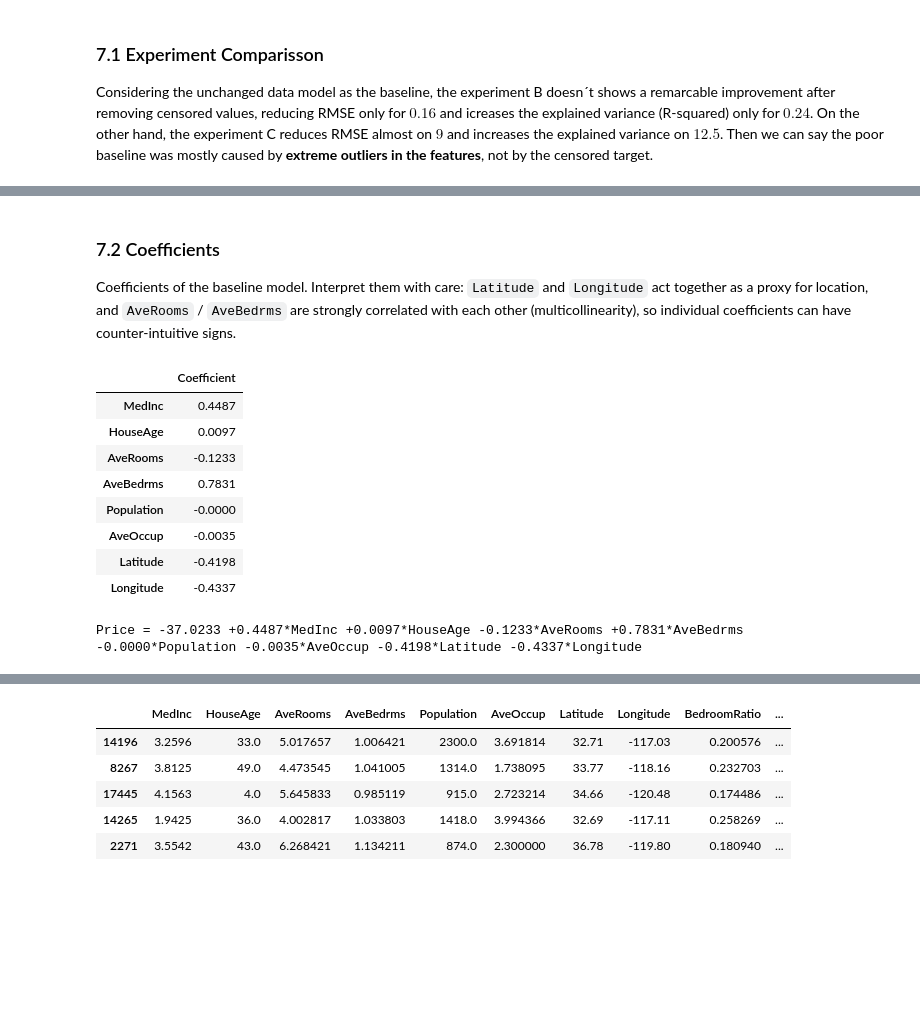
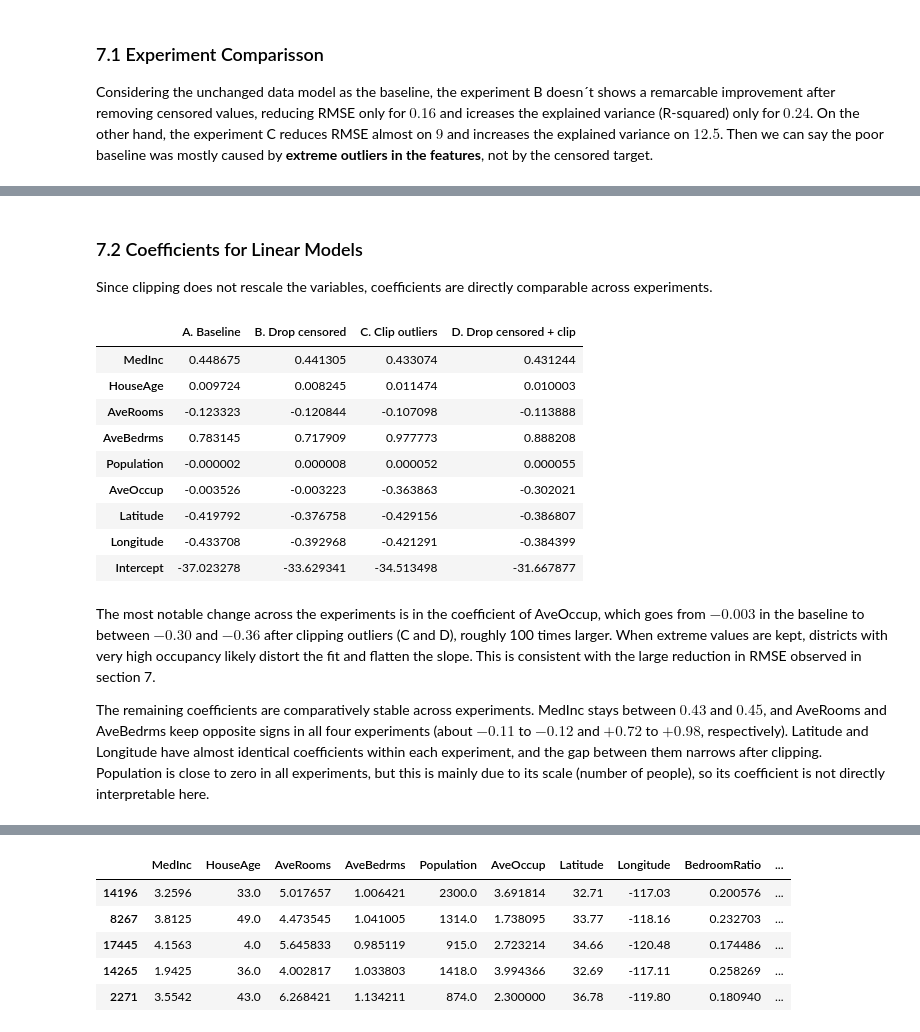
Before and after one commit to fridacarbajalordonez/py-housing-price-prediction, a Jupyter notebook: notebooks/housing_price_prediction_v2.ipynb, the cells around one changed output, grey strips where cells are left out. Cells and saved outputs as stored; diff of their text form; code cells hidden in the pictures; blank space fills up the shorter version.

```diff
--- a/notebooks/housing_price_prediction_v2.ipynb
+++ b/notebooks/housing_price_prediction_v2.ipynb
@@ -351,24 +351,33 @@ plt.show()
 # %% [markdown]
-### 7.2 Coefficients
+### 7.2 Coefficients for Linear Models
 
-Coefficients of the baseline model. Interpret them with care: `Latitude` and `Longitude` act together as a proxy for location, and `AveRooms` / `AveBedrms` are strongly correlated with each other (multicollinearity), so individual coefficients can have counter-intuitive signs.
+Since clipping does not rescale the variables, coefficients are directly comparable across experiments.
-# %%
-coef_df = pd.DataFrame({"Coefficient": lm_A.coef_}, index=FEATURES)
-display(coef_df.round(4))
-
-terms = " ".join(f"{c:+.4f}*{n}" for n, c in zip(FEATURES, lm_A.coef_))
-print(f"Price = {lm_A.intercept_:.4f} {terms}")
-# %% [output]
-|  | Coefficient |
-| MedInc | 0.4487 |
-| HouseAge | 0.0097 |
-| AveRooms | -0.1233 |
-| AveBedrms | 0.7831 |
-| Population | -0.0000 |
-| AveOccup | -0.0035 |
-| Latitude | -0.4198 |
-| Longitude | -0.4337 |
-Price = -37.0233 +0.4487*MedInc +0.0097*HouseAge -0.1233*AveRooms +0.7831*AveBedrms -0.0000*Population -0.0035*AveOccup -0.4198*Latitude -0.4337*Longitude
+# %%
+coefs = pd.DataFrame({
+    "A. Baseline": lm_A.coef_,
+    "B. Drop censored": lm_B.coef_,
+    "C. Clip outliers": lm_C[-1].coef_, # [-1] = the LinearRegression step
+    "D. Drop censored + clip": lm_D[-1].coef_,
+}, index=FEATURES)
+
+coefs.loc["Intercept"] = [lm_A.intercept_, lm_B.intercept_,
+                          lm_C[-1].intercept_, lm_D[-1].intercept_]
+display(coefs.round(6))
+# %% [output]
+|  | A. Baseline | B. Drop censored | C. Clip outliers | D. Drop censored + clip |
+| MedInc | 0.448675 | 0.441305 | 0.433074 | 0.431244 |
+| HouseAge | 0.009724 | 0.008245 | 0.011474 | 0.010003 |
+| AveRooms | -0.123323 | -0.120844 | -0.107098 | -0.113888 |
+| AveBedrms | 0.783145 | 0.717909 | 0.977773 | 0.888208 |
+| Population | -0.000002 | 0.000008 | 0.000052 | 0.000055 |
+| AveOccup | -0.003526 | -0.003223 | -0.363863 | -0.302021 |
+| Latitude | -0.419792 | -0.376758 | -0.429156 | -0.386807 |
+| Longitude | -0.433708 | -0.392968 | -0.421291 | -0.384399 |
+| Intercept | -37.023278 | -33.629341 | -34.513498 | -31.667877 |
+# %% [markdown]
+The most notable change across the experiments is in the coefficient of AveOccup, which goes from $−0.003$ in the baseline to between $−0.30$ and $−0.36$ after clipping outliers (C and D), roughly 100 times larger. When extreme values are kept, districts with very high occupancy likely distort the fit and flatten the slope. This is consistent with the large reduction in RMSE observed in section 7.
+
+The remaining coefficients are comparatively stable across experiments. MedInc stays between $0.43$ and $0.45$, and AveRooms and AveBedrms keep opposite signs in all four experiments (about $−0.11$ to $−0.12$ and $+0.72$ to $+0.98$, respectively). Latitude and Longitude have almost identical coefficients within each experiment, and the gap between them narrows after clipping. Population is close to zero in all experiments, but this is mainly due to its scale (number of people), so its coefficient is not directly interpretable here.
 # %% [markdown]
 ## 8. Feature Engineering
 
```
Also changed, not shown: parts of 4 cells of this notebook, 2 other files.
